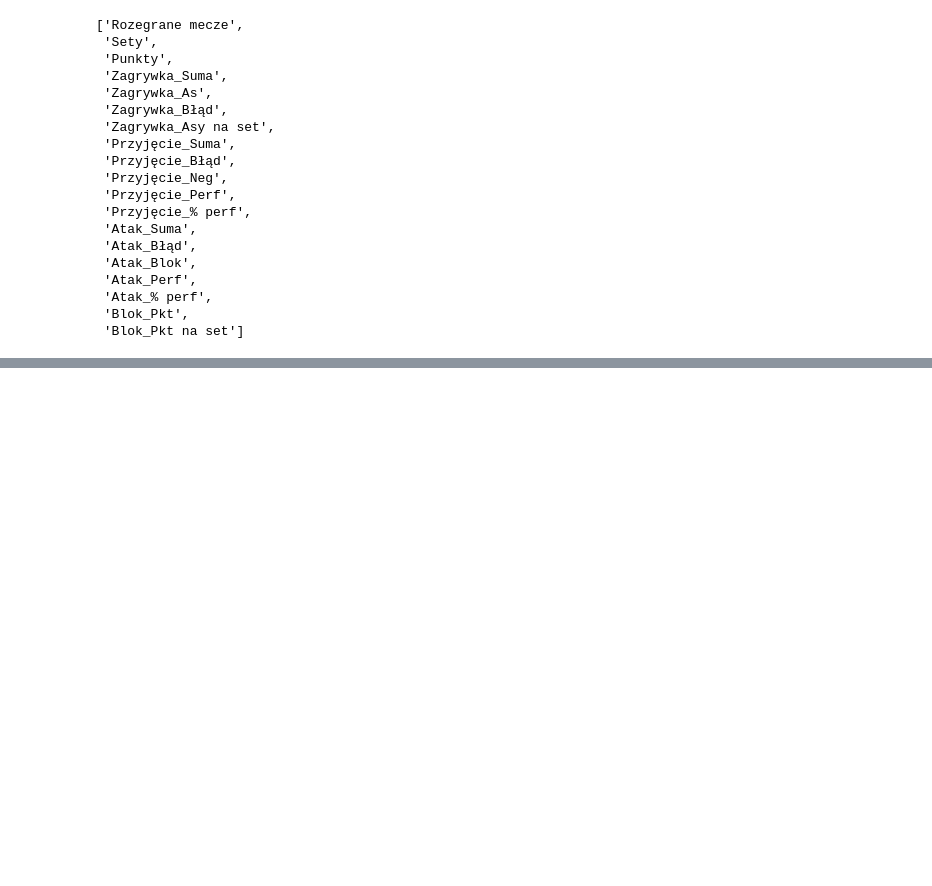
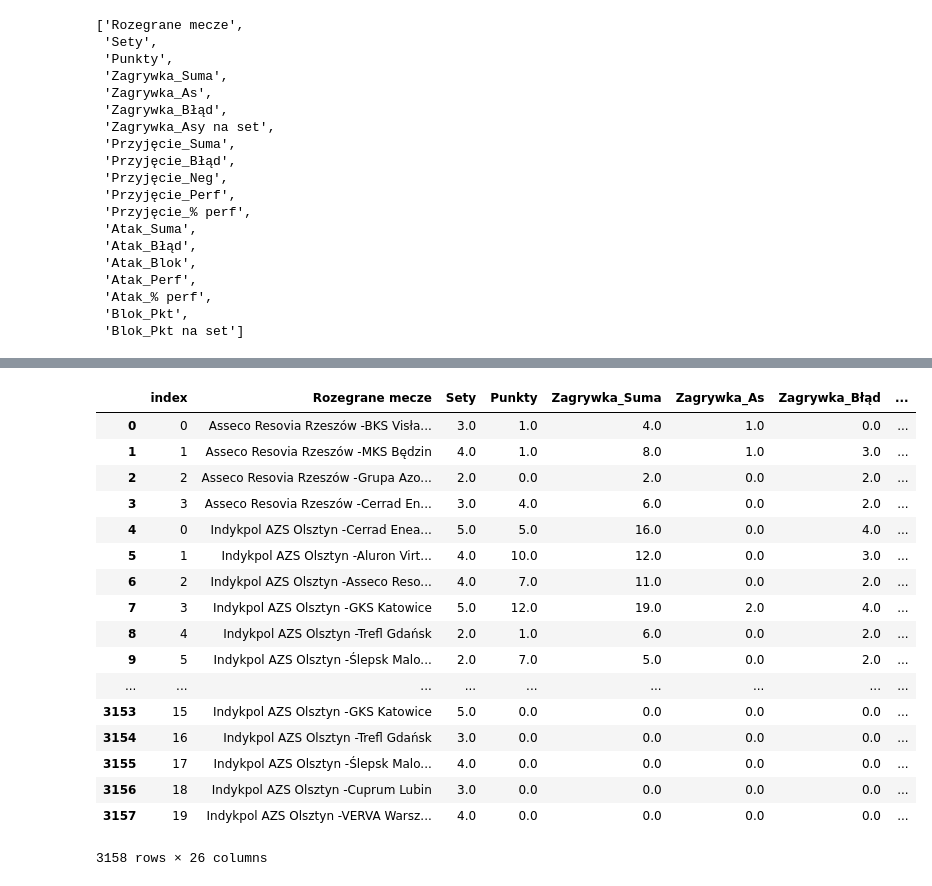
Before and after one commit to andrzej-malina/WPLS, a Jupyter notebook: Scrapping.ipynb, the cells around one changed output, grey strips where cells are left out. Saved outputs shown, nothing was run; the diff lists cells and outputs as text; code cells hidden in the pictures; blank space fills up the shorter version.

```diff
--- a/Scrapping.ipynb
+++ b/Scrapping.ipynb
@@ -203,2 +275,2 @@ def scrap_table_to_df_with_player_name(url):
 # %%
-df = scrap_table_to_df_with_player_name(url)
+df
@@ -224,0 +963,2 @@ df.head(25)
+# %%
+urls = urls[0:225]
@@ -224,0 +985,6 @@ df.head(25)
+# %%
+df_all = pd.DataFrame()
+for url in urls:
+    df=scrap_table_to_df_and_overall_stats(url)
+    df_all = df_all.append(df)
+df_all.shape
@@ -224,0 +1017,2 @@ df.head(25)
+# %%
+df_all = df_all.reset_index()
@@ -224,0 +1021,21 @@ df.head(25)
+# %%
+df_all
+# %% [output]
+|  | index | Rozegrane mecze | Sety | Punkty | Zagrywka_Suma | Zagrywka_As | Zagrywka_Błąd | ... |
+| 0 | 0 | Asseco Resovia Rzeszów -BKS Visła... | 3.0 | 1.0 | 4.0 | 1.0 | 0.0 | ... |
+| 1 | 1 | Asseco Resovia Rzeszów -MKS Będzin | 4.0 | 1.0 | 8.0 | 1.0 | 3.0 | ... |
+| 2 | 2 | Asseco Resovia Rzeszów -Grupa Azo... | 2.0 | 0.0 | 2.0 | 0.0 | 2.0 | ... |
+| 3 | 3 | Asseco Resovia Rzeszów -Cerrad En... | 3.0 | 4.0 | 6.0 | 0.0 | 2.0 | ... |
+| 4 | 0 | Indykpol AZS Olsztyn -Cerrad Enea... | 5.0 | 5.0 | 16.0 | 0.0 | 4.0 | ... |
+| 5 | 1 | Indykpol AZS Olsztyn -Aluron Virt... | 4.0 | 10.0 | 12.0 | 0.0 | 3.0 | ... |
+| 6 | 2 | Indykpol AZS Olsztyn -Asseco Reso... | 4.0 | 7.0 | 11.0 | 0.0 | 2.0 | ... |
+| 7 | 3 | Indykpol AZS Olsztyn -GKS Katowice | 5.0 | 12.0 | 19.0 | 2.0 | 4.0 | ... |
+| 8 | 4 | Indykpol AZS Olsztyn -Trefl Gdańsk | 2.0 | 1.0 | 6.0 | 0.0 | 2.0 | ... |
+| 9 | 5 | Indykpol AZS Olsztyn -Ślepsk Malo... | 2.0 | 7.0 | 5.0 | 0.0 | 2.0 | ... |
+| ... | ... | ... | ... | ... | ... | ... | ... | ... |
+| 3153 | 15 | Indykpol AZS Olsztyn -GKS Katowice | 5.0 | 0.0 | 0.0 | 0.0 | 0.0 | ... |
+| 3154 | 16 | Indykpol AZS Olsztyn -Trefl Gdańsk | 3.0 | 0.0 | 0.0 | 0.0 | 0.0 | ... |
+| 3155 | 17 | Indykpol AZS Olsztyn -Ślepsk Malo... | 4.0 | 0.0 | 0.0 | 0.0 | 0.0 | ... |
+| 3156 | 18 | Indykpol AZS Olsztyn -Cuprum Lubin | 3.0 | 0.0 | 0.0 | 0.0 | 0.0 | ... |
+| 3157 | 19 | Indykpol AZS Olsztyn -VERVA Warsz... | 4.0 | 0.0 | 0.0 | 0.0 | 0.0 | ... |
+3158 rows × 26 columns
```
Also changed, not shown: parts of 21 cells of this notebook, 1 other file.
